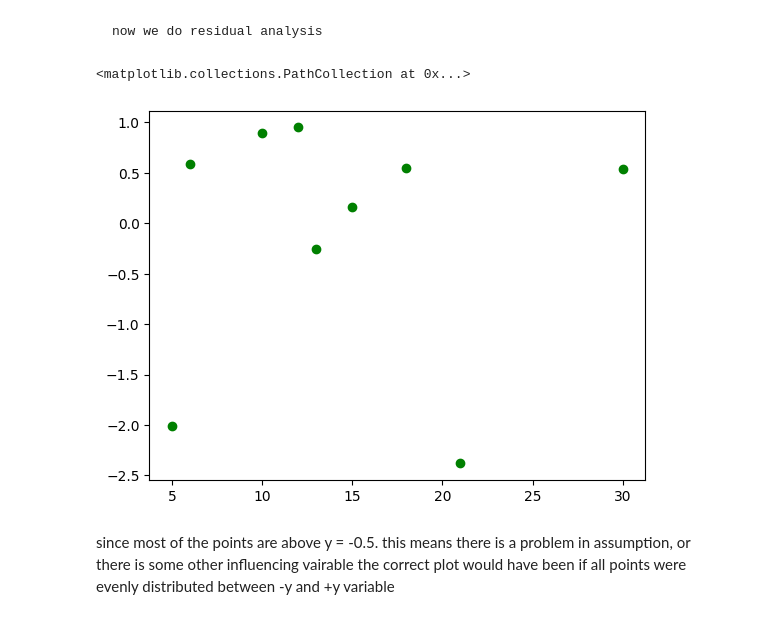
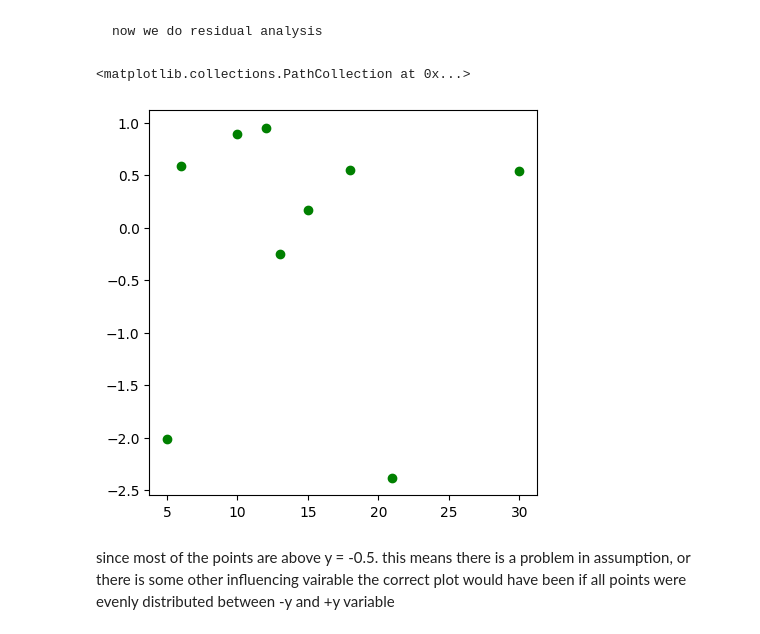
Before and after one commit to saanvi-kanodia/Data-analytics-with-python, a Jupyter notebook: categorical_reg.ipynb, the cells around one changed output. Cells and saved outputs as stored; diff of their text form; code cells hidden in the pictures.

```diff
--- a/categorical_reg.ipynb
+++ b/categorical_reg.ipynb
@@ -209,13 +209,13 @@ this is our regression equation.
 # %%
 influence = reg2.get_influence()
 resid_student = influence.resid_studentized_external
-plt.figure()
+plt.figure(figsize=(5,5))
 plt.scatter(x, resid_student, color = 'green')
 #here we are plotting the residuals against the independent variable
 #get_influence() returns an instance of Influence with methods and data to analyze the influence of each observation
 # %% [output]
 <matplotlib.collections.PathCollection at 0x...>
-[figure, old version]
+[figure, new version]
 # %% [markdown]
 since most of the points are above y = -0.5.
 this means there is a problem in assumption, or there is some other influencing vairable
```
